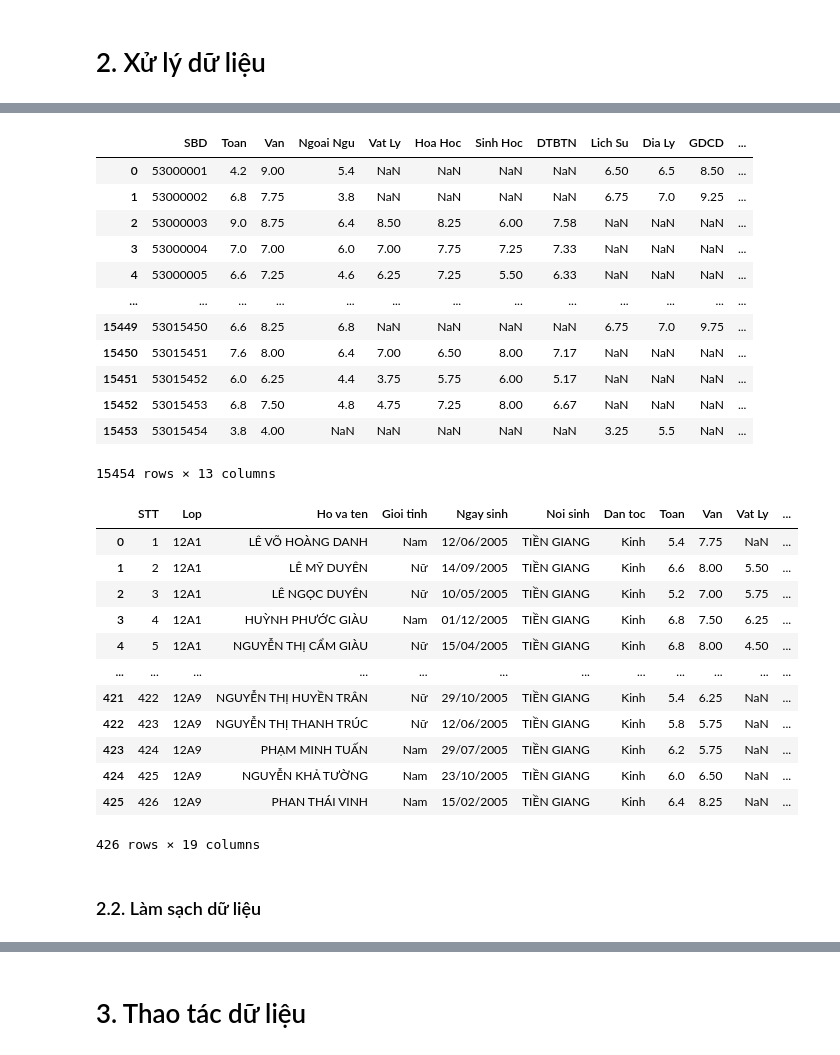
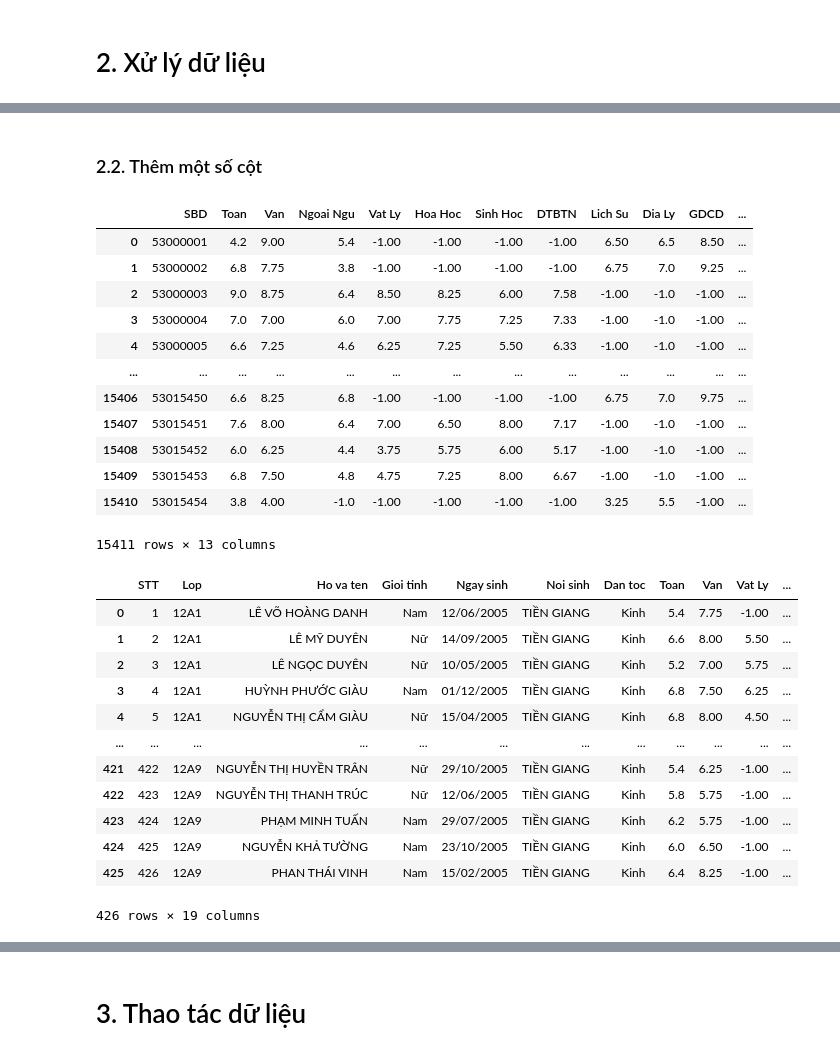
Before and after one commit to nauht1/ScoreAnalysisProject, a Jupyter notebook: Insight.ipynb, the cells around one changed output, grey strips where cells are left out. Saved outputs shown, nothing was run; the diff lists cells and outputs as text; code cells hidden in the pictures.

```diff
--- a/Insight.ipynb
+++ b/Insight.ipynb
@@ -46,0 +146,3 @@ diemPVT_raw
+# %%
+diemTG = pd.read_csv('clean_data/clean_data_TienGiang.csv', encoding = 'utf-8')
+diemTG
@@ -46,0 +163,4 @@ diemPVT_raw
+# %%
+# Fill data
+diemTG = diemTG.fillna(-1)
+diemTG
@@ -47,47 +329,47 @@ diemPVT_raw
+# %% [markdown]
+### 2.2. Thêm một số cột
 # %%
 #TienGiang
 list_of_subjects = ['Toan', 'Van', 'Ngoai Ngu', 'Vat Ly', 'Hoa Hoc', 'Sinh Hoc', 'Lich Su', 'Dia Ly', 'GDCD']
-diemTG_raw['So mon thi'] = diemTG_raw[list_of_subjects].notna().sum(axis=1).tolist()
-diemTG_raw
+diemTG['So mon thi'] = (diemTG[list_of_subjects] != -1).sum(axis=1).tolist()
+diemTG
 # %% [output]
 |  | SBD | Toan | Van | Ngoai Ngu | Vat Ly | Hoa Hoc | Sinh Hoc | DTBTN | Lich Su | Dia Ly | GDCD | ... |
-| 0 | 53000001 | 4.2 | 9.00 | 5.4 | NaN | NaN | NaN | NaN | 6.50 | 6.5 | 8.50 | ... |
-| 1 | 53000002 | 6.8 | 7.75 | 3.8 | NaN | NaN | NaN | NaN | 6.75 | 7.0 | 9.25 | ... |
-| 2 | 53000003 | 9.0 | 8.75 | 6.4 | 8.50 | 8.25 | 6.00 | 7.58 | NaN | NaN | NaN | ... |
-| 3 | 53000004 | 7.0 | 7.00 | 6.0 | 7.00 | 7.75 | 7.25 | 7.33 | NaN | NaN | NaN | ... |
-| 4 | 53000005 | 6.6 | 7.25 | 4.6 | 6.25 | 7.25 | 5.50 | 6.33 | NaN | NaN | NaN | ... |
+| 0 | 53000001 | 4.2 | 9.00 | 5.4 | -1.00 | -1.00 | -1.00 | -1.00 | 6.50 | 6.5 | 8.50 | ... |
+| 1 | 53000002 | 6.8 | 7.75 | 3.8 | -1.00 | -1.00 | -1.00 | -1.00 | 6.75 | 7.0 | 9.25 | ... |
+| 2 | 53000003 | 9.0 | 8.75 | 6.4 | 8.50 | 8.25 | 6.00 | 7.58 | -1.00 | -1.0 | -1.00 | ... |
+| 3 | 53000004 | 7.0 | 7.00 | 6.0 | 7.00 | 7.75 | 7.25 | 7.33 | -1.00 | -1.0 | -1.00 | ... |
+| 4 | 53000005 | 6.6 | 7.25 | 4.6 | 6.25 | 7.25 | 5.50 | 6.33 | -1.00 | -1.0 | -1.00 | ... |
 | ... | ... | ... | ... | ... | ... | ... | ... | ... | ... | ... | ... | ... |
-| 15449 | 53015450 | 6.6 | 8.25 | 6.8 | NaN | NaN | NaN | NaN | 6.75 | 7.0 | 9.75 | ... |
-| 15450 | 53015451 | 7.6 | 8.00 | 6.4 | 7.00 | 6.50 | 8.00 | 7.17 | NaN | NaN | NaN | ... |
-| 15451 | 53015452 | 6.0 | 6.25 | 4.4 | 3.75 | 5.75 | 6.00 | 5.17 | NaN | NaN | NaN | ... |
-| 15452 | 53015453 | 6.8 | 7.50 | 4.8 | 4.75 | 7.25 | 8.00 | 6.67 | NaN | NaN | NaN | ... |
-| 15453 | 53015454 | 3.8 | 4.00 | NaN | NaN | NaN | NaN | NaN | 3.25 | 5.5 | NaN | ... |
+| 15406 | 53015450 | 6.6 | 8.25 | 6.8 | -1.00 | -1.00 | -1.00 | -1.00 | 6.75 | 7.0 | 9.75 | ... |
+| 15407 | 53015451 | 7.6 | 8.00 | 6.4 | 7.00 | 6.50 | 8.00 | 7.17 | -1.00 | -1.0 | -1.00 | ... |
+| 15408 | 53015452 | 6.0 | 6.25 | 4.4 | 3.75 | 5.75 | 6.00 | 5.17 | -1.00 | -1.0 | -1.00 | ... |
+| 15409 | 53015453 | 6.8 | 7.50 | 4.8 | 4.75 | 7.25 | 8.00 | 6.67 | -1.00 | -1.0 | -1.00 | ... |
+| 15410 | 53015454 | 3.8 | 4.00 | -1.0 | -1.00 | -1.00 | -1.00 | -1.00 | 3.25 | 5.5 | -1.00 | ... |
-15454 rows × 13 columns
+15411 rows × 13 columns
 # %%
 #PhanVietThong
 # Thêm cột "KHTN"
-diemPVT_raw['DTBTN'] = diemPVT_raw[['Vat Ly', 'Hoa Hoc', 'Sinh Hoc']].mean(axis=1).round(2)
+diemPVT['DTBTN'] = diemPVT[['Vat Ly', 'Hoa Hoc', 'Sinh Hoc']].mean(axis=1).round(2)
 
 # Thêm cột "KHXH"
-diemPVT_raw['DTBXH'] = diemPVT_raw[['Lich Su', 'Dia Ly', 'GDCD']].mean(axis=1).round(2)
+diemPVT['DTBXH'] = diemPVT[['Lich Su', 'Dia Ly', 'GDCD']].mean(axis=1).round(2)
 
 #Thêm cột "So mon thi"
-diemPVT_raw['So mon thi'] = diemPVT_raw[list_of_subjects].notna().sum(axis=1).tolist()
+diemPVT['So mon thi'] = (diemPVT[list_of_subjects] != -1).sum(axis=1).tolist()
 
-diemPVT_raw
+diemPVT
 # %% [output]
 |  | STT | Lop | Ho va ten | Gioi tinh | Ngay sinh | Noi sinh | Dan toc | Toan | Van | Vat Ly | ... |
-| 0 | 1 | 12A1 | LÊ VÕ HOÀNG DANH | Nam | 12/06/2005 | TIỀN GIANG | Kinh | 5.4 | 7.75 | NaN | ... |
+| 0 | 1 | 12A1 | LÊ VÕ HOÀNG DANH | Nam | 12/06/2005 | TIỀN GIANG | Kinh | 5.4 | 7.75 | -1.00 | ... |
 | 1 | 2 | 12A1 | LÊ MỸ DUYÊN | Nữ | 14/09/2005 | TIỀN GIANG | Kinh | 6.6 | 8.00 | 5.50 | ... |
 | 2 | 3 | 12A1 | LÊ NGỌC DUYÊN | Nữ | 10/05/2005 | TIỀN GIANG | Kinh | 5.2 | 7.00 | 5.75 | ... |
 | 3 | 4 | 12A1 | HUỲNH PHƯỚC GIÀU | Nam | 01/12/2005 | TIỀN GIANG | Kinh | 6.8 | 7.50 | 6.25 | ... |
 | 4 | 5 | 12A1 | NGUYỄN THỊ CẨM GIÀU | Nữ | 15/04/2005 | TIỀN GIANG | Kinh | 6.8 | 8.00 | 4.50 | ... |
 | ... | ... | ... | ... | ... | ... | ... | ... | ... | ... | ... | ... |
-| 421 | 422 | 12A9 | NGUYỄN THỊ HUYỀN TRÂN | Nữ | 29/10/2005 | TIỀN GIANG | Kinh | 5.4 | 6.25 | NaN | ... |
-| 422 | 423 | 12A9 | NGUYỄN THỊ THANH TRÚC | Nữ | 12/06/2005 | TIỀN GIANG | Kinh | 5.8 | 5.75 | NaN | ... |
-| 423 | 424 | 12A9 | PHẠM MINH TUẤN | Nam | 29/07/2005 | TIỀN GIANG | Kinh | 6.2 | 5.75 | NaN | ... |
-| 424 | 425 | 12A9 | NGUYỄN KHẢ TƯỜNG | Nam | 23/10/2005 | TIỀN GIANG | Kinh | 6.0 | 6.50 | NaN | ... |
-| 425 | 426 | 12A9 | PHAN THÁI VINH | Nam | 15/02/2005 | TIỀN GIANG | Kinh | 6.4 | 8.25 | NaN | ... |
+| 421 | 422 | 12A9 | NGUYỄN THỊ HUYỀN TRÂN | Nữ | 29/10/2005 | TIỀN GIANG | Kinh | 5.4 | 6.25 | -1.00 | ... |
+| 422 | 423 | 12A9 | NGUYỄN THỊ THANH TRÚC | Nữ | 12/06/2005 | TIỀN GIANG | Kinh | 5.8 | 5.75 | -1.00 | ... |
+| 423 | 424 | 12A9 | PHẠM MINH TUẤN | Nam | 29/07/2005 | TIỀN GIANG | Kinh | 6.2 | 5.75 | -1.00 | ... |
+| 424 | 425 | 12A9 | NGUYỄN KHẢ TƯỜNG | Nam | 23/10/2005 | TIỀN GIANG | Kinh | 6.0 | 6.50 | -1.00 | ... |
+| 425 | 426 | 12A9 | PHAN THÁI VINH | Nam | 15/02/2005 | TIỀN GIANG | Kinh | 6.4 | 8.25 | -1.00 | ... |
 426 rows × 19 columns
-# %% [markdown]
-### 2.2. Làm sạch dữ liệu
```
Also changed, not shown: parts of 36 cells of this notebook, 14 other files.
